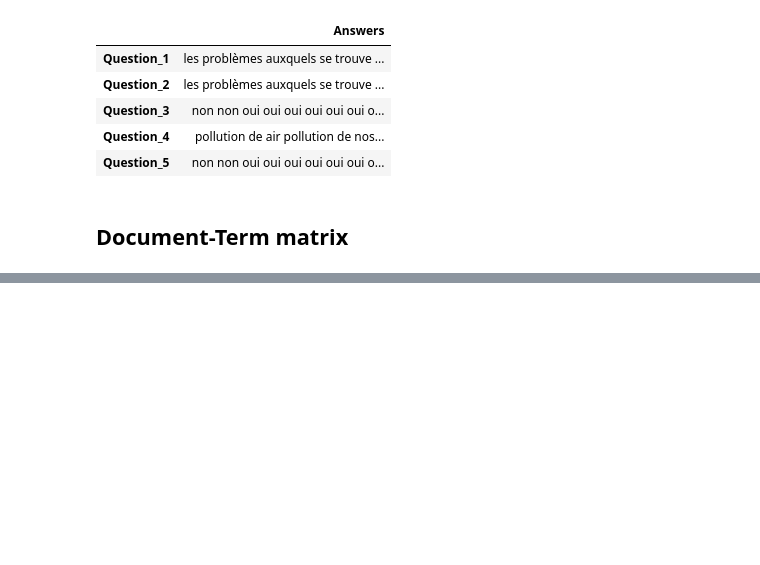
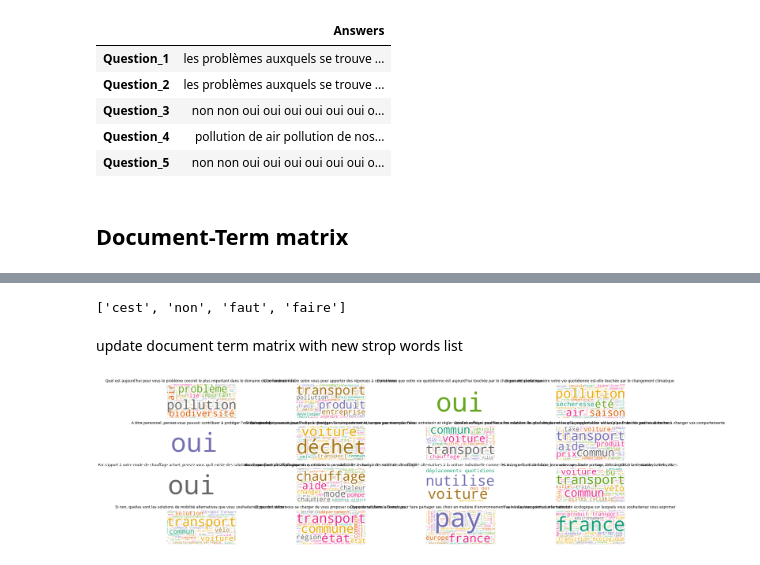
Before and after one commit to killian31/Text-mining_Grand-debat, a Jupyter notebook: Wordclouds.ipynb, the cells around one changed output, grey strips where cells are left out. Saved outputs shown, nothing was run; the diff lists cells and outputs as text; code cells hidden in the pictures; blank space fills up the shorter version.

Commit message:
generate wordclouds (moches)

```diff
--- a/Wordclouds.ipynb
+++ b/Wordclouds.ipynb
@@ -159,0 +189,3 @@ data_dtm.to_pickle("dtm.pkl")
+# %%
+data = data_dtm.transpose()
+data.head()
@@ -159,0 +206,5 @@ data_dtm.to_pickle("dtm.pkl")
+# %%
+for question, top_words in top_dict.items():
+    print(question)
+    print(', '.join([word for word, _ in top_words[0:14]]))
+    print('---')
@@ -159,0 +278,9 @@ data_dtm.to_pickle("dtm.pkl")
+# %%
+
+# If more than half of the questions have it as a top word, exclude it from the list
+add_stop_words = [word for word, count in Counter(words).most_common() if count > 8]
+add_stop_words
+# %% [output]
+['cest', 'non', 'faut', 'faire']
+# %% [markdown]
+update document term matrix with new strop words list
@@ -159,0 +297,34 @@ data_dtm.to_pickle("dtm.pkl")
+# %%
+from wordcloud import WordCloud
+
+stop_words = list(fr_stop) + add_stop_words
+
+wc = WordCloud(stopwords=stop_words, background_color="white", colormap="Dark2",
+               max_font_size=150, random_state=42)
+# %%
+# Reset the output dimensions
+import matplotlib.pyplot as plt
+
+plt.rcParams['figure.figsize'] = [30, 10]
+
+raw_data = {}
+for i in range(1, 17):
+    with open("Answers/" + f"Question_{i}" + ".pkl", "rb") as file:
+        raw_data[f"Question_{i}"] = pickle.load(file)
+for key in raw_data:
+    raw_data[key].name = raw_data[key].name[20:-1]
+full_questions = [df.name for df in raw_data.values()]
+
+# Create subplots for each question
+for index, question in enumerate(data.columns):
+    wc.generate(final_data.Answers[question])
+
+    plt.subplot(4, 4, index+1)
+    plt.imshow(wc, interpolation="bilinear")
+    plt.axis("off")
+    plt.title(full_questions[index], wrap=True)
+
+plt.savefig("wc_killian.png")
+plt.show()
+# %% [output]
+[figure, added]
```
Also changed, not shown: parts of 13 cells of this notebook, 3 other files.
